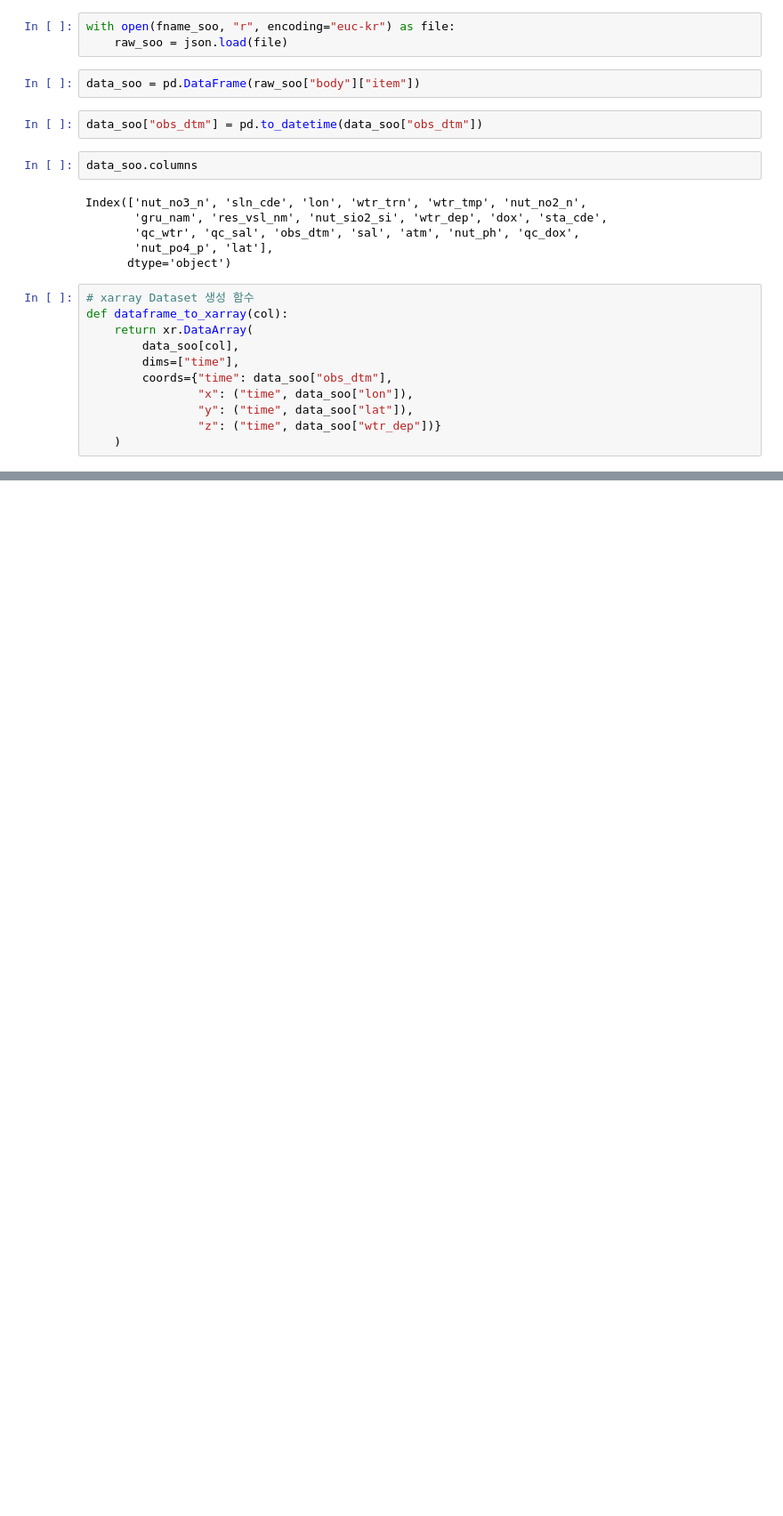
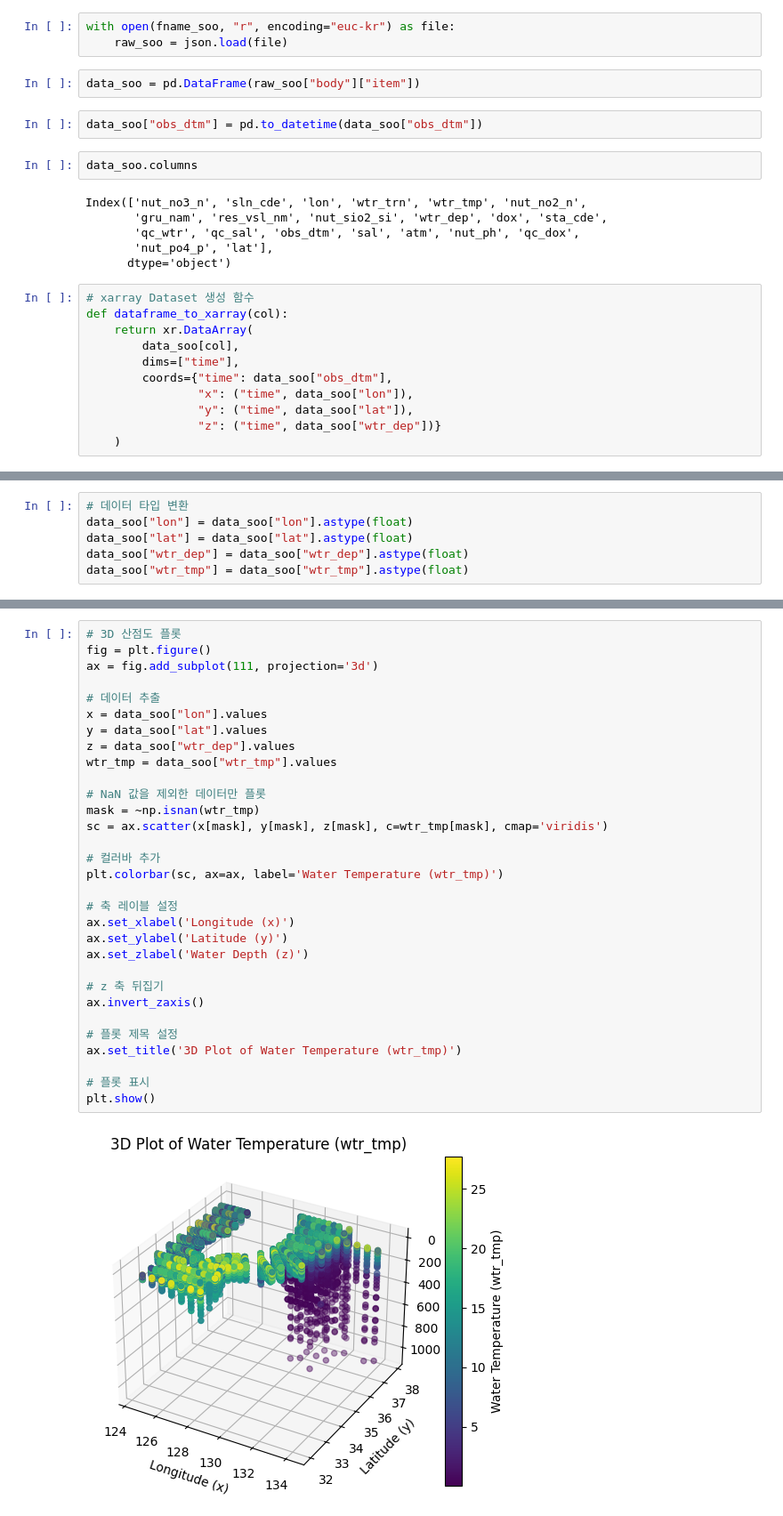
Before and after one commit to HyunwooLee955/skills-copilot-codespaces-vscode, a Jupyter notebook: notebooks/ksbcw.ipynb, the cells around one changed output, grey strips where cells are left out. Shown at 89% size. Drawn from its saved outputs; the diff is of its cells as text; blank space fills up the shorter version.

```diff
--- a/notebooks/ksbcw.ipynb
+++ b/notebooks/ksbcw.ipynb
@@ -65,0 +46,6 @@ Data variables: (12/20)
+# %%
+# 데이터 타입 변환
+data_soo["lon"] = data_soo["lon"].astype(float)
+data_soo["lat"] = data_soo["lat"].astype(float)
+data_soo["wtr_dep"] = data_soo["wtr_dep"].astype(float)
+data_soo["wtr_tmp"] = data_soo["wtr_tmp"].astype(float)
@@ -65,0 +64,33 @@ Data variables: (12/20)
+# %%
+# 3D 산점도 플롯
+fig = plt.figure()
+ax = fig.add_subplot(111, projection='3d')
+
+# 데이터 추출
+x = data_soo["lon"].values
+y = data_soo["lat"].values
+z = data_soo["wtr_dep"].values
+wtr_tmp = data_soo["wtr_tmp"].values
+
+# NaN 값을 제외한 데이터만 플롯
+mask = ~np.isnan(wtr_tmp)
+sc = ax.scatter(x[mask], y[mask], z[mask], c=wtr_tmp[mask], cmap='viridis')
+
+# 컬러바 추가
+plt.colorbar(sc, ax=ax, label='Water Temperature (wtr_tmp)')
+
+# 축 레이블 설정
+ax.set_xlabel('Longitude (x)')
+ax.set_ylabel('Latitude (y)')
+ax.set_zlabel('Water Depth (z)')
+
+# z 축 뒤집기
+ax.invert_zaxis()
+
+# 플롯 제목 설정
+ax.set_title('3D Plot of Water Temperature (wtr_tmp)')
+
+# 플롯 표시
+plt.show()
+# %% [output]
+[figure, added]
```
Also changed, not shown: parts of 3 cells of this notebook.
